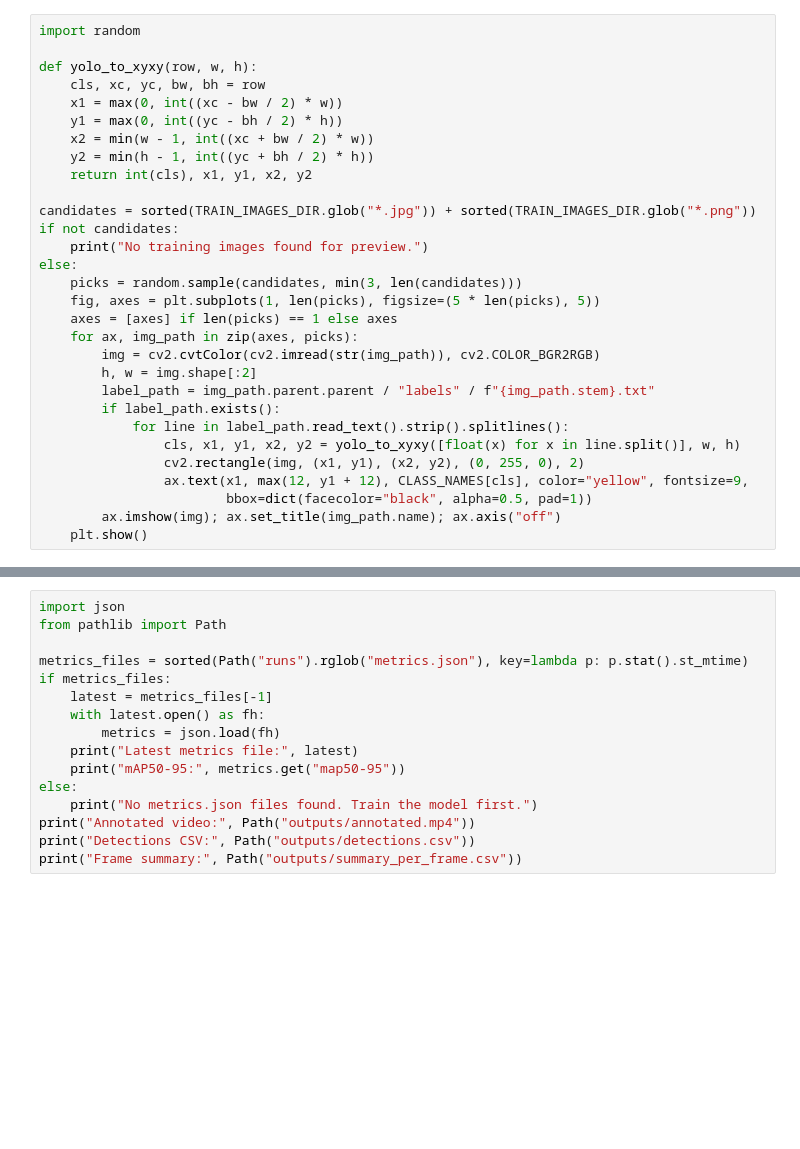
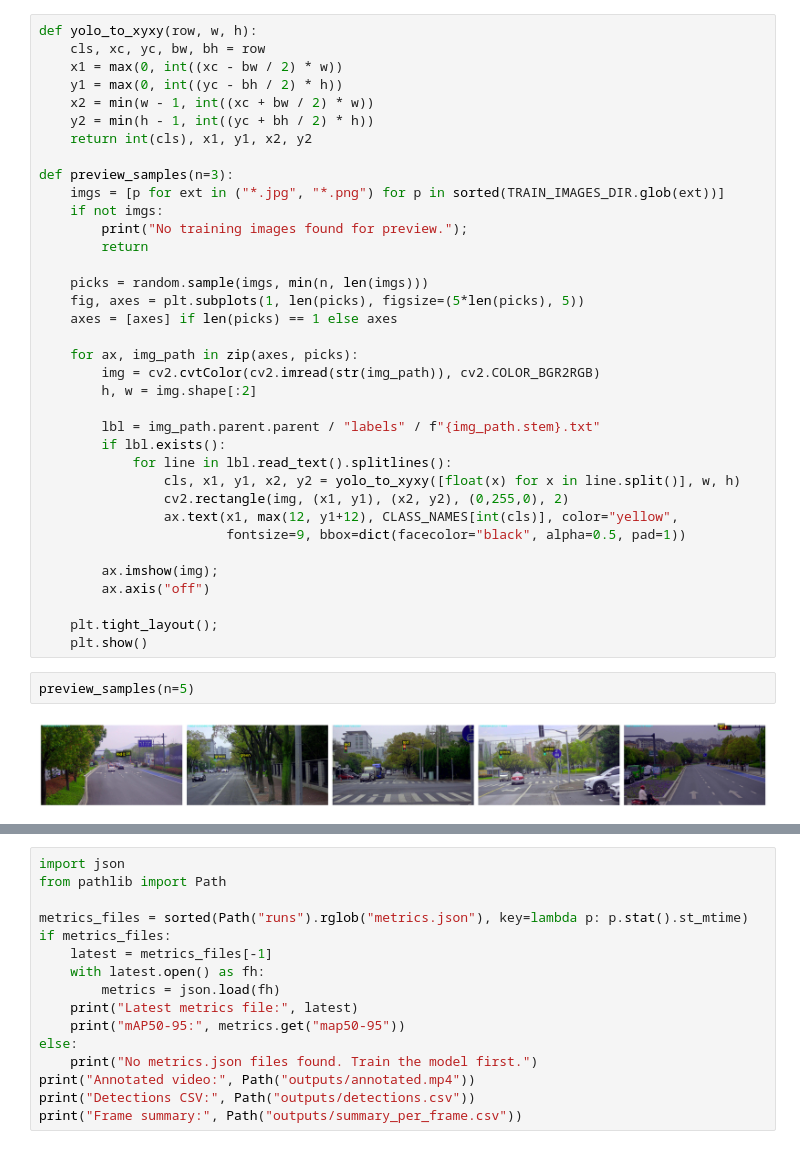
Before and after one commit to PJXIO-Dev/opencv-project1, a Jupyter notebook: Project_1_object_detection_traffic_light.ipynb, the cells around one changed output, grey strips where cells are left out. Cells and saved outputs as stored; diff of their text form; blank space fills up the shorter version.

```diff
--- a/Project_1_object_detection_traffic_light.ipynb
+++ b/Project_1_object_detection_traffic_light.ipynb
@@ -75,6 +105,4 @@ Classes: {CLASS_NAMES}")
 # %%
-import random
-
 def yolo_to_xyxy(row, w, h):
     cls, xc, yc, bw, bh = row
     x1 = max(0, int((xc - bw / 2) * w))
@@ -83,23 +111,35 @@ def yolo_to_xyxy(row, w, h):
     y2 = min(h - 1, int((yc + bh / 2) * h))
     return int(cls), x1, y1, x2, y2
 
-candidates = sorted(TRAIN_IMAGES_DIR.glob("*.jpg")) + sorted(TRAIN_IMAGES_DIR.glob("*.png"))
-if not candidates:
-    print("No training images found for preview.")
-else:
-    picks = random.sample(candidates, min(3, len(candidates)))
-    fig, axes = plt.subplots(1, len(picks), figsize=(5 * len(picks), 5))
+def preview_samples(n=3):
+    imgs = [p for ext in ("*.jpg", "*.png") for p in sorted(TRAIN_IMAGES_DIR.glob(ext))]
+    if not imgs:
+        print("No training images found for preview.");
+        return
+
+    picks = random.sample(imgs, min(n, len(imgs)))
+    fig, axes = plt.subplots(1, len(picks), figsize=(5*len(picks), 5))
     axes = [axes] if len(picks) == 1 else axes
+
     for ax, img_path in zip(axes, picks):
         img = cv2.cvtColor(cv2.imread(str(img_path)), cv2.COLOR_BGR2RGB)
         h, w = img.shape[:2]
-        label_path = img_path.parent.parent / "labels" / f"{img_path.stem}.txt"
-        if label_path.exists():
-            for line in label_path.read_text().strip().splitlines():
+
+        lbl = img_path.parent.parent / "labels" / f"{img_path.stem}.txt"
+        if lbl.exists():
+            for line in lbl.read_text().splitlines():
                 cls, x1, y1, x2, y2 = yolo_to_xyxy([float(x) for x in line.split()], w, h)
-                cv2.rectangle(img, (x1, y1), (x2, y2), (0, 255, 0), 2)
-                ax.text(x1, max(12, y1 + 12), CLASS_NAMES[cls], color="yellow", fontsize=9,
-                        bbox=dict(facecolor="black", alpha=0.5, pad=1))
-        ax.imshow(img); ax.set_title(img_path.name); ax.axis("off")
+                cv2.rectangle(img, (x1, y1), (x2, y2), (0,255,0), 2)
+                ax.text(x1, max(12, y1+12), CLASS_NAMES[int(cls)], color="yellow",
+                        fontsize=9, bbox=dict(facecolor="black", alpha=0.5, pad=1))
+
+        ax.imshow(img);
+        ax.axis("off")
+
+    plt.tight_layout();
     plt.show()
+# %%
+preview_samples(n=5)
+# %% [output]
+[figure, added]
 # %%
```
Also changed, not shown: parts of 9 cells of this notebook.
